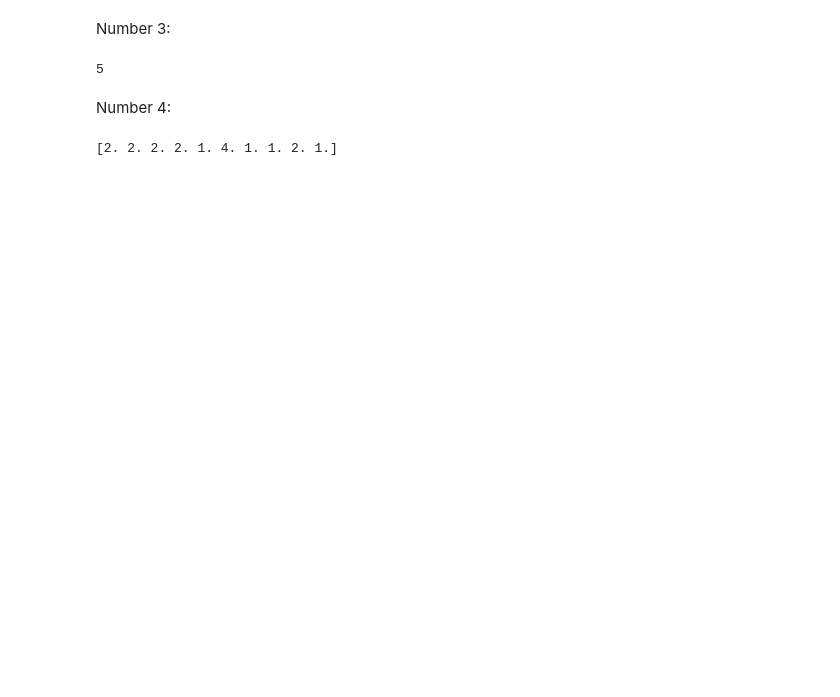
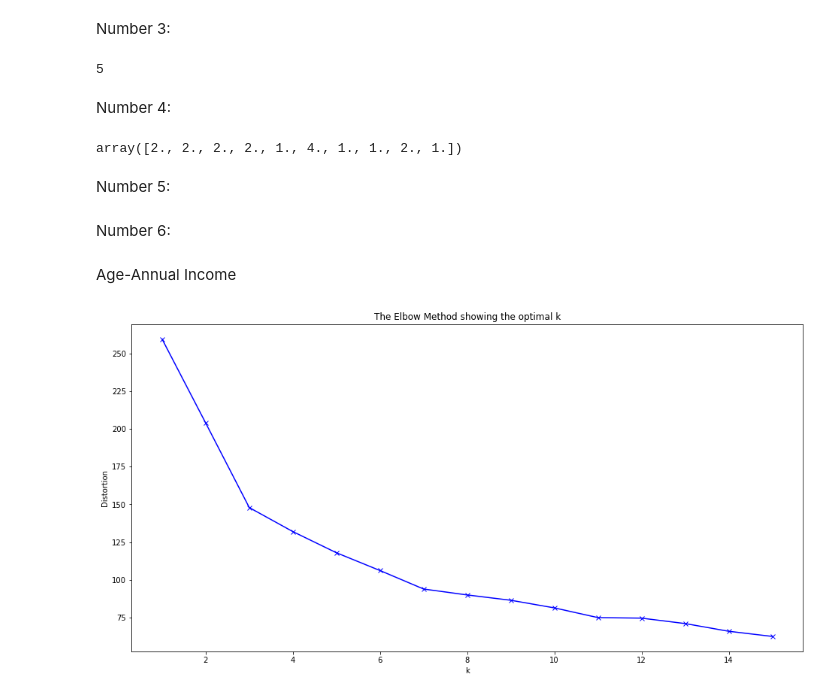
Before and after one commit to akhundzhanovaET/math_prac, a Jupyter notebook: hometask_2.ipynb, the cells around one changed output. Drawn from its saved outputs; the diff is of its cells as text; code cells hidden in the pictures; blank space fills up the shorter version.

```diff
--- a/hometask_2.ipynb
+++ b/hometask_2.ipynb
@@ -53,10 +52,10 @@ print(np.max(x[1:][zero[:-1]]))
 Number 4:
 # %%
 import numpy as np
-x=np.ones(10)
-i=np.array([0, 1, 2, 3, 5, 5, 5, 8])
-for j in i:
-    x[j]=x[j]+1
-print(x)
+x = np.ones(10)
+i = np.array([0, 1, 2, 3, 5, 5, 5, 8])
+x + np.bincount(i, minlength = len(x))
 # %% [output]
-[2. 2. 2. 2. 1. 4. 1. 1. 2. 1.]
+array([2., 2., 2., 2., 1., 4., 1., 1., 2., 1.])
+# %% [markdown]
+Number 5:
@@ -62,0 +111,21 @@ print(x)
+# %% [markdown]
+Number 6:
+# %% [markdown]
+Age-Annual Income
+# %%
+import numpy as np
+from scipy.spatial import distance
+
+url = 'https://raw.githubusercontent.com/sharmaroshan/Clustering-of-Mall-Customers/master/Mall_Customers.csv'
+data = np.loadtxt(url, delimiter=',', dtype=object, skiprows=1)
+data[:, 1] = data[:, 1] == 'Male'
+data = data.astype(float)
+AgeInc = np.zeros((200, 2), dtype=np.float)
+AgeInc = AgeInc.astype(float)
+for i in range(data.shape[0]):
+    AgeInc[i][0] = data[i][2]
+    AgeInc[i][1] = data[i][3]
+AgeInc = data_st(AgeInc)
+elbow_method(AgeInc, 1e-5)
+# %% [output]
+[figure, added]
```
Also changed, not shown: parts of 15 cells of this notebook.
